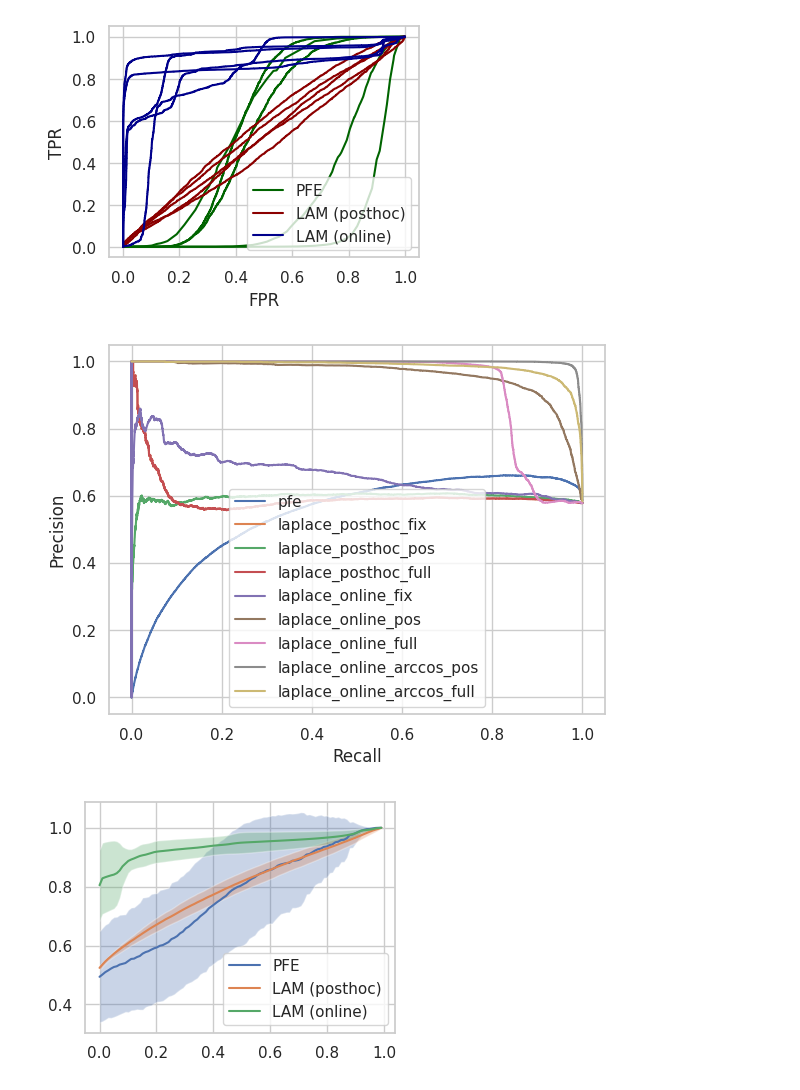
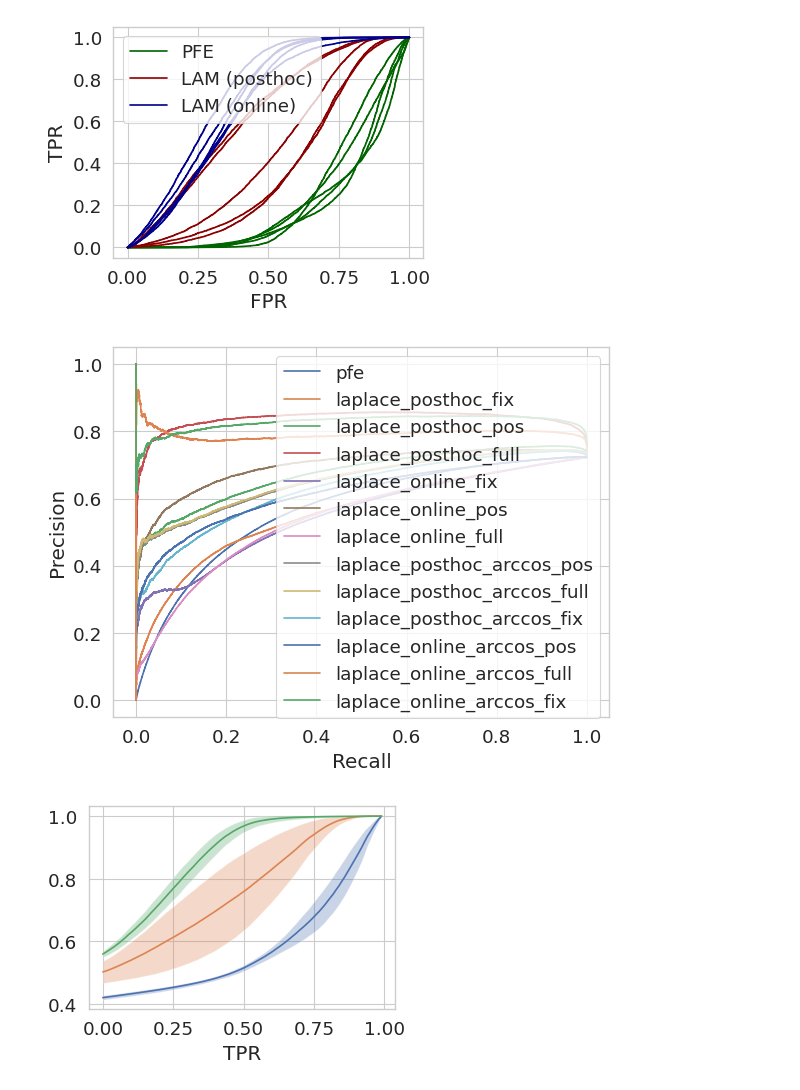
Before and after one commit to FrederikWarburg/bayesian-metric-learning, a Jupyter notebook: notebooks/plot_auroc_curves.ipynb, the cells around one changed output. Drawn from its saved outputs; the diff is of its cells as text; code cells hidden in the pictures.

```diff
--- a/notebooks/plot_auroc_curves.ipynb
+++ b/notebooks/plot_auroc_curves.ipynb
@@ -6,13 +6,13 @@ import torchmetrics
 import torch
 import numpy as np
 # %%
-dataset = "cub200"
+dataset = "cifar10"
 basepath = f"../lightning_logs/{dataset}"
 
 models = ["deterministic", "pfe", "laplace_posthoc_fix", "laplace_posthoc_pos", "laplace_posthoc_full",
                 "laplace_online_fix", "laplace_online_pos", "laplace_online_full",
-                "laplace_posthoc_arccos_pos", "laplace_posthoc_arccos_full",
-                "laplace_online_arccos_pos", "laplace_online_arccos_full"]
+                "laplace_posthoc_arccos_pos", "laplace_posthoc_arccos_full", "laplace_posthoc_arccos_fix",
+                "laplace_online_arccos_pos", "laplace_online_arccos_full", "laplace_online_arccos_fix"]
 
 all_data = {}
 for model in models:
@@ -66,6 +56,7 @@ missing => laplace_posthoc_arccos_full with seed 5
 # load package
 import seaborn as sns
 sns.set_theme(style="whitegrid")
+sns.set_context("paper", font_scale=1.5)
 # %%
 import matplotlib
 colorname = []
@@ -87,7 +78,7 @@ fig = plt.figure(figsize=(4,3))
 labels = ["PFE", "LAM (posthoc)", "LAM (online)"]
 
 data = {}
-for mi, model in enumerate(["pfe", "laplace_posthoc_full", "laplace_online_full"]):
+for mi, model in enumerate(["pfe", "laplace_posthoc_arccos_fix", "laplace_online_arccos_fix"]):
     #if model not in ["pfe", "laplace_posthoc_full", "laplace_online_full"]:
     #    continue
     #print(model)
@@ -122,7 +113,7 @@ plt.xlabel("FPR")
 plt.ylabel("TPR")
 plt.show()
 # %% [output]
-[figure, old version]
+[figure, new version]
 # %%
 for model in models:
     if "pred" not in all_data[model]:
@@ -143,34 +134,39 @@ plt.ylabel("Precision")
 plt.legend()
 plt.show()
 # %% [output]
-[figure, old version]
+[figure, new version]
 # %%
 fig = plt.figure(figsize=(4,3))
 
 labels = ["PFE", "LAM (posthoc)", "LAM (online)"]
 
 fpr_bins = np.linspace(0, 1, 100)
-for l, model in enumerate(["pfe", "laplace_posthoc_full", "laplace_online_full"]):
+for l, model in enumerate(["pfe", "laplace_posthoc_arccos_fix", "laplace_online_arccos_fix"]):
     tpr_avg = []
     tpr_std = []
     for b in range(100-1):
         fpr_curr = fpr_bins[b]
         fpr_next = fpr_bins[b+1]
         bin = []
         for i in range(5):
             idx = torch.logical_and(fpr_next <= data[model]["fpr"][i], data[model]["fpr"][i] >= fpr_curr)
             bin.append(torch.mean(data[model]["tpr"][i][idx]))
         tpr_avg.append(torch.mean(torch.tensor(bin)))
         tpr_std.append(torch.std(torch.tensor(bin)))
 
     tpr_avg = torch.tensor(tpr_avg)
     tpr_std = torch.tensor(tpr_std)
 
     plt.fill_between(fpr_bins[:-1], tpr_avg-tpr_std, tpr_avg+tpr_std, alpha=0.3)
     plt.plot(fpr_bins[:-1], tpr_avg, label=labels[l])
 
-plt.legend()
+if dataset == "fashionmnist":
+    plt.legend()
+    plt.ylabel("FPR")
+
+plt.xlabel("TPR")
+plt.tight_layout()
 plt.savefig(f"{dataset}_roc.pdf", bbox_inches='tight')
 plt.show()
 # %% [output]
-[figure, old version]
+[figure, new version]
```
Also changed, not shown: parts of 1 cell of this notebook, 18 other files.
